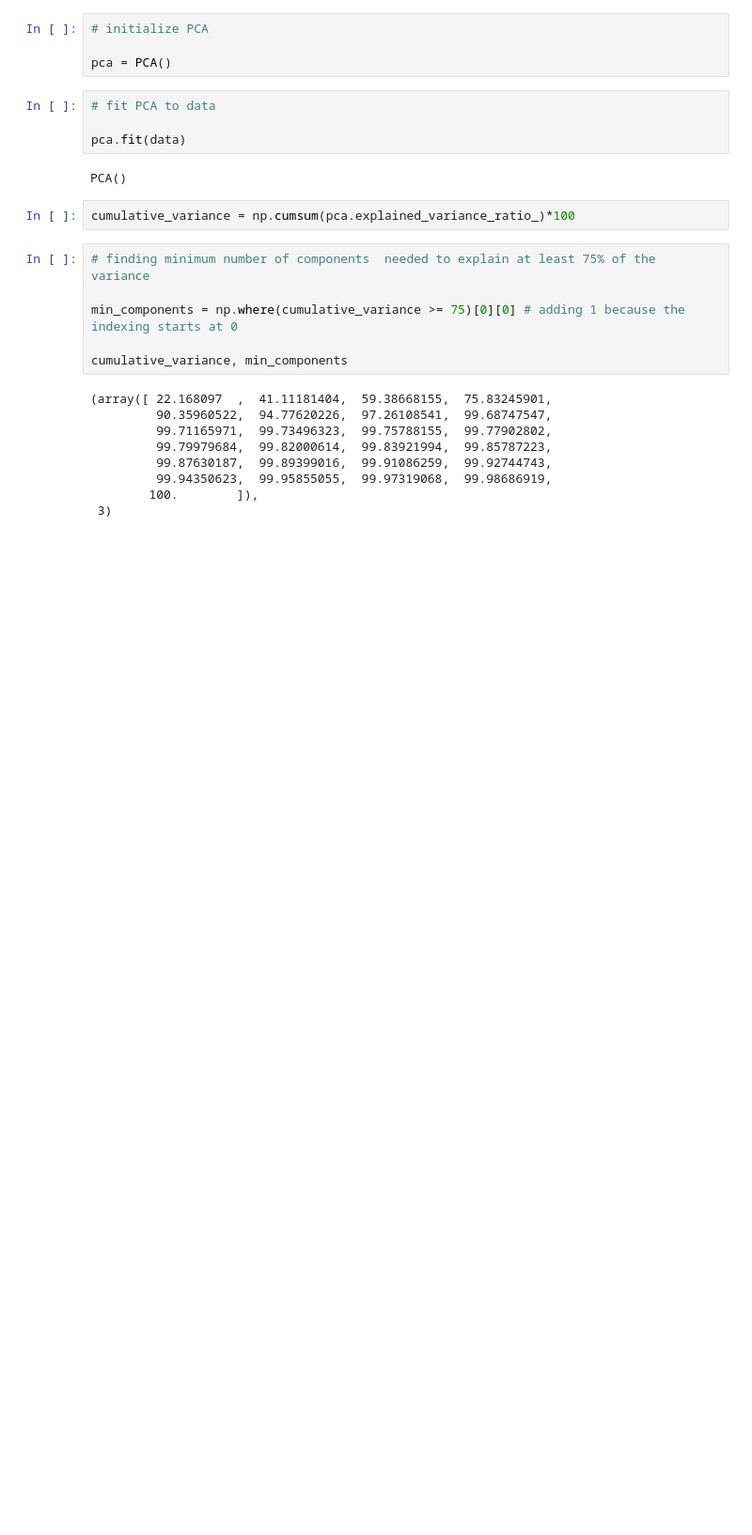
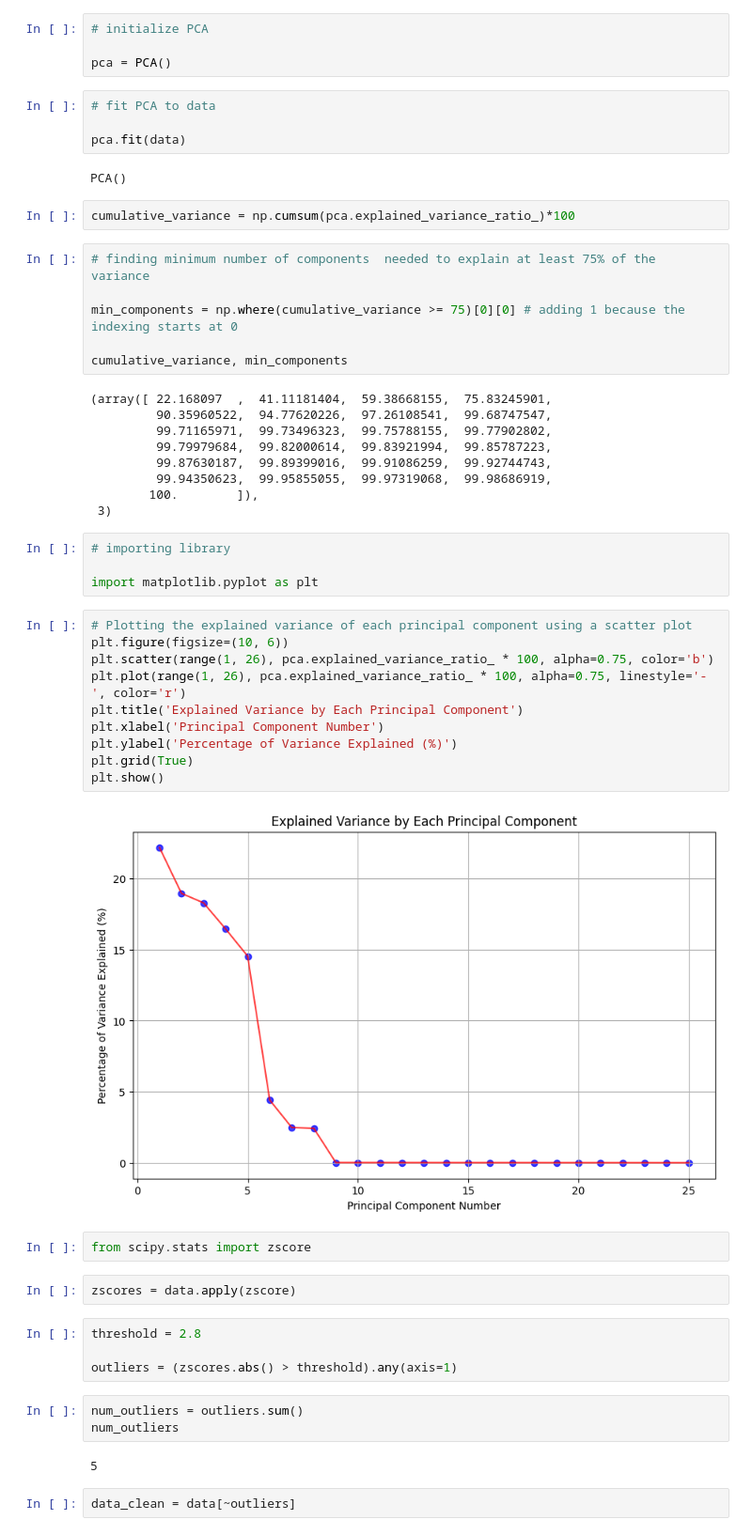
Before and after one commit to mscorzoni/Data_Collection, a Jupyter notebook: PCA.ipynb, the cells around one changed output. Shown: that part at 94% size. Cells and saved outputs as stored; diff of their text form; blank space fills up the shorter version.

```diff
--- a/PCA.ipynb
+++ b/PCA.ipynb
@@ -45,3 +45,34 @@ cumulative_variance, min_components
          99.94350623,  99.95855055,  99.97319068,  99.98686919,
         100.        ]),
  3)
+# %%
+# importing library
+
+import matplotlib.pyplot as plt
+# %%
+# Plotting the explained variance of each principal component using a scatter plot
+plt.figure(figsize=(10, 6))
+plt.scatter(range(1, 26), pca.explained_variance_ratio_ * 100, alpha=0.75, color='b')
+plt.plot(range(1, 26), pca.explained_variance_ratio_ * 100, alpha=0.75, linestyle='-', color='r')
+plt.title('Explained Variance by Each Principal Component')
+plt.xlabel('Principal Component Number')
+plt.ylabel('Percentage of Variance Explained (%)')
+plt.grid(True)
+plt.show()
+# %% [output]
+[figure, added]
+# %%
+from scipy.stats import zscore
+# %%
+zscores = data.apply(zscore)
+# %%
+threshold = 2.8
+
+outliers = (zscores.abs() > threshold).any(axis=1)
+# %%
+num_outliers = outliers.sum()
+num_outliers
+# %% [output]
+5
+# %%
+data_clean = data[~outliers]
```
Also changed, not shown: parts of 5 cells of this notebook, 5 other files.
